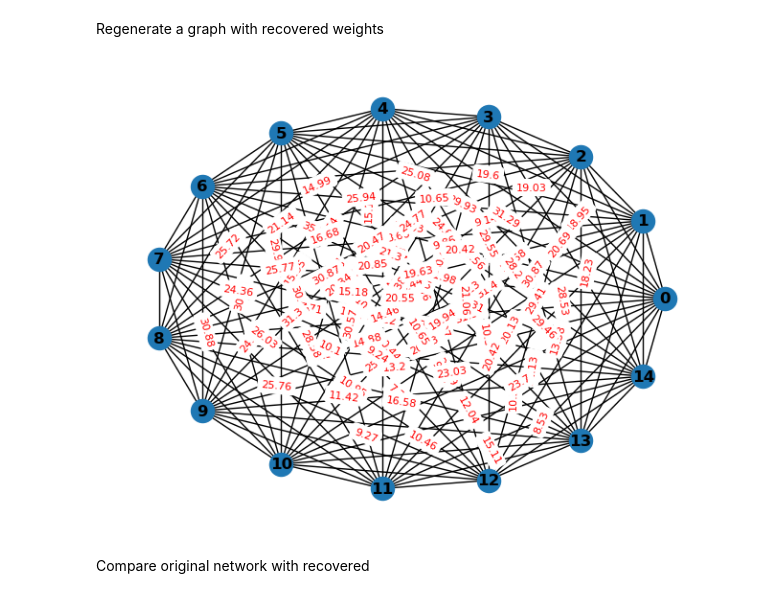
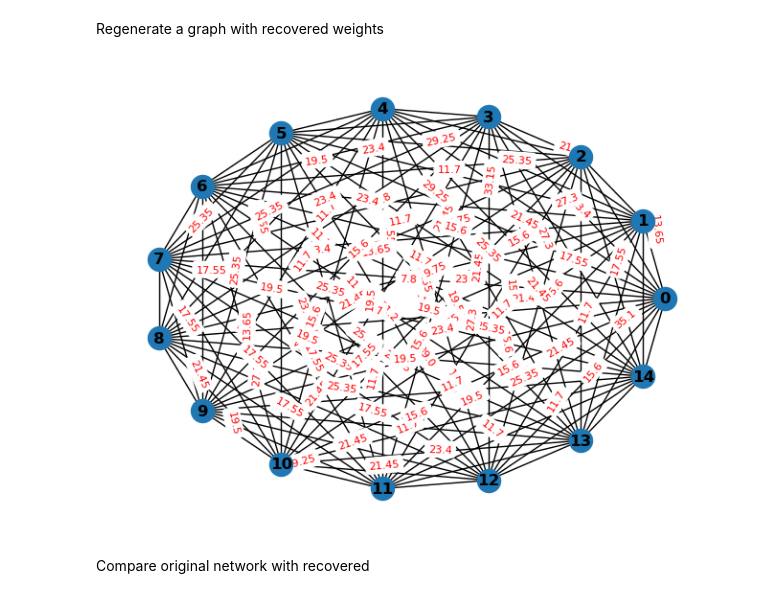
Before and after one commit to guoda23/Urban_Mental_Health, a Jupyter notebook: homophily.ipynb, the cells around one changed output. Drawn from its saved outputs; the diff is of its cells as text; code cells hidden in the pictures.

Commit message:
normalized weights to add up to 1; fixed retrieval of weights; removed some variables

```diff
--- a/homophily.ipynb
+++ b/homophily.ipynb
@@ -60,7 +60,7 @@ Set-up
 # %%
 seed = 123
 n = 15 #support group size
-data = pd.read_csv('synthetic_correlated_data.csv')
+data = pd.read_csv('synthetic_data_categ.csv')
 support_group_data = data.sample(n=n, random_state=seed).reset_index(drop=True)
 print(support_group_data)
 # %% [output]
@@ -168,10 +168,13 @@ def prepare_regression_data(G, attributes, max_hours):
         for attr in attributes:
             value1 = G.nodes[node1].get(attr, 0)
             value2 = G.nodes[node2].get(attr, 0)
+            max_attribute_distance = MAX_DISTANCES[attr]
 
             # Absolute differences for continuous attributes
-            if isinstance(value1, (int, float)) and isinstance(value2, (int, float)):
-                row[attr] = - abs(value1 - value2) #minus because distance has negative contribution to hours
+            if isinstance(value1, (int, float)) and isinstance(value2, (int, float)): #TODO: add handling o NA values
+                absolute_distance = abs(value1 - value2)
+                normalized_distance = absolute_distance / max_attribute_distance
+                row[attr] = - normalized_distance
 
             # Binary differences for categorical attributes
             elif isinstance(value1, str) and isinstance(value2, str):
@@ -194,7 +197,9 @@ Y = regression_data['target']
 model = LinearRegression()
 model.fit(X, Y)
 
-recovered_weights = pd.Series(model.coef_, index=attributes).to_dict()
+recovered_weights = pd.Series(model.coef_, index=attributes)
+normalized_recovered_weights = recovered_weights / recovered_weights.sum() #normalize weights
+normalized_recovered_weights = normalized_recovered_weights.to_dict() #convert to a dictionary
 # %% [markdown]
 Comparison
 # %%
@@ -229,22 +225,22 @@ Regenerate a graph with recovered weights
 # %%
 G_recovered = nx.complete_graph(n)
 
 #assign attributes to the recovered graph (same as in the original graph)
 for i, row in support_group_data.iterrows():
      G.add_node(i, **row.to_dict())
 
 #assign weights based on homophily function
 for node1, node2 in G_recovered.edges():
-    weight = homophily_function(node1, node2, G, recovered_weights)
+    weight = homophily_function(node1, node2, G, normalized_recovered_weights)
     G_recovered.edges[node1, node2]['weight'] = weight
 
 #display graph
 pos=nx.circular_layout(G_recovered)
 nx.draw(G_recovered, pos, with_labels=True, font_weight='bold')
 edge_labels = nx.get_edge_attributes(G_recovered, 'weight')
 nx.draw_networkx_edge_labels(G_recovered, pos=nx.spring_layout(G_recovered), edge_labels=edge_labels, font_size=8, font_color='red');
 # %% [output]
-[figure, old version]
+[figure, new version]
 # %% [markdown]
 Compare original network with recovered
 # %%
```
Also changed, not shown: parts of 4 cells of this notebook, 1 other file.
